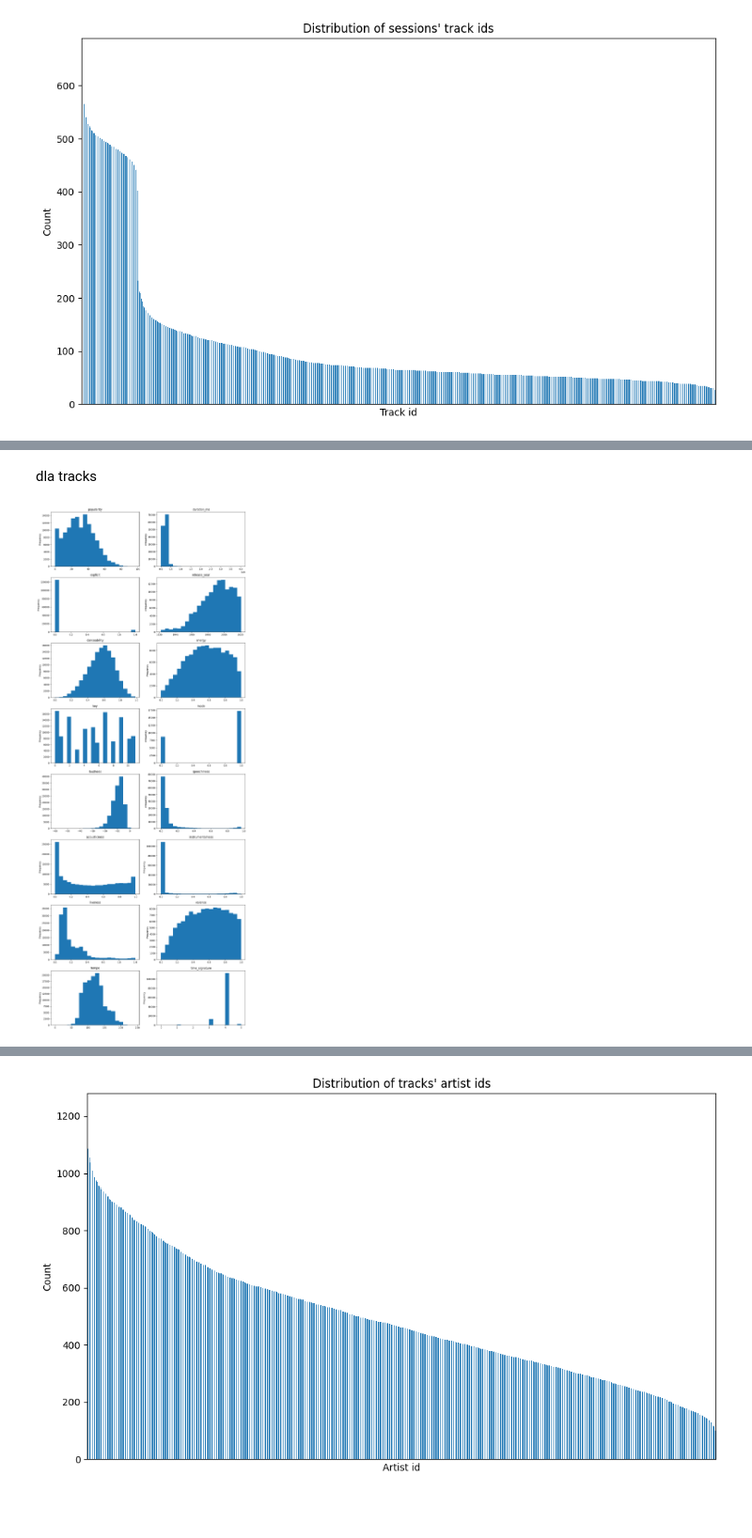
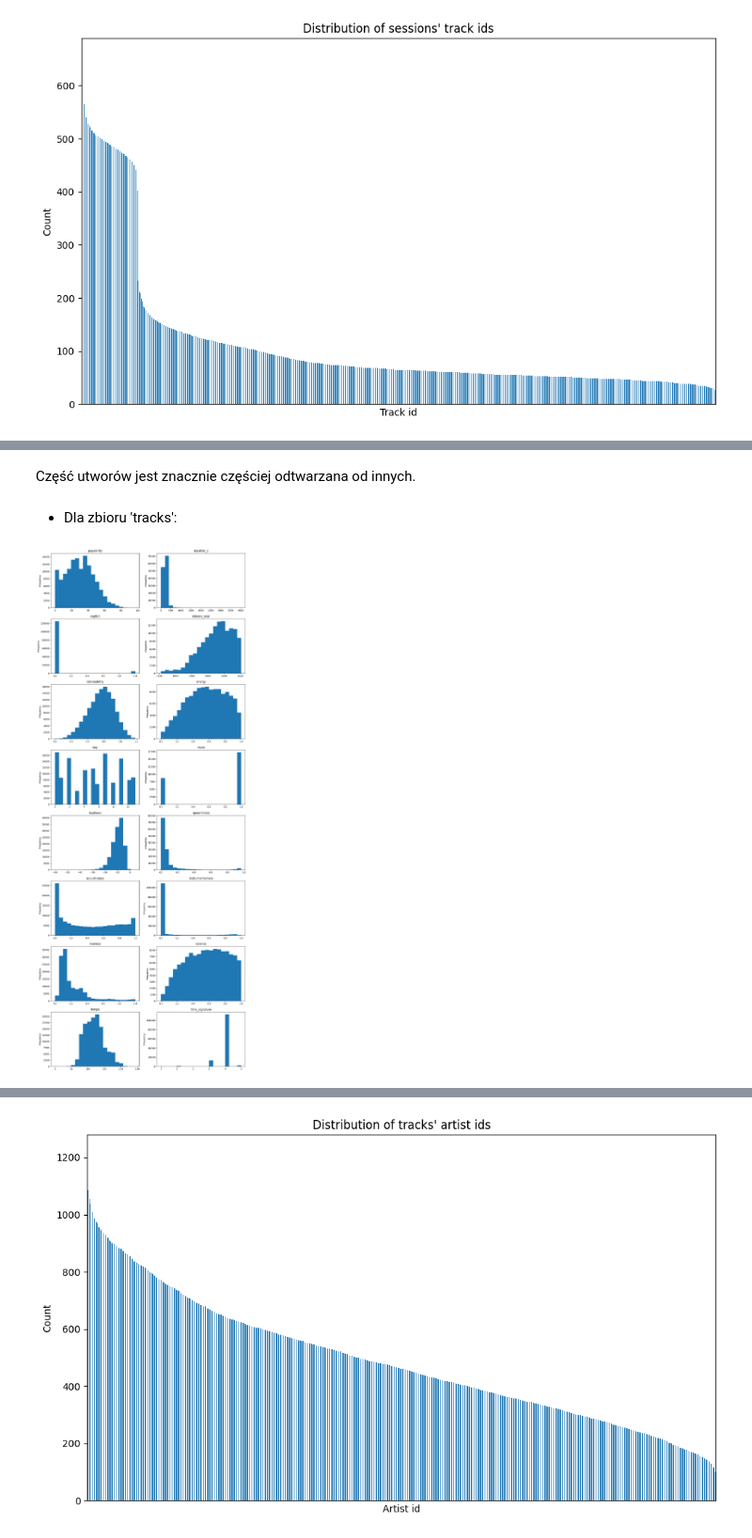
Before and after one commit to sz-aleksandra/premium-candidate-predictor, a Jupyter notebook: IUM.ipynb, the cells around one changed output, grey strips where cells are left out. Shown at 94% size. Cells and saved outputs as stored; diff of their text form; code cells hidden in the pictures; blank space fills up the shorter version.

```diff
--- a/IUM.ipynb
+++ b/IUM.ipynb
@@ -383,33 +408,38 @@ plt.show()
-# %% [markdown]
-dla tracks
+# %% [markdown]
+Część utworów jest znacznie częściej odtwarzana od innych.
+# %% [markdown]
+- Dla zbioru 'tracks':
 # %%
 tracks['release_year'] = tracks['release_date'].str[:4].astype(int)
 #okazało się, że część danych w tej kolumnie to sam rok, a część ma też miesiac i dzień po myślniku
 
+tracks['duration_s'] = tracks['duration_ms'] / 1000
+
 X = tracks[[#'id', 'artist_id', 'name',
-    'popularity', 'duration_ms', 'explicit', #'release_date',
+    'popularity', #'duration_ms',
+    'duration_s', 'explicit', #'release_date',
     'release_year', 'danceability', 'energy', 'key', 'mode',
     'loudness', 'speechiness', 'acousticness', 'instrumentalness',
     'liveness', 'valence', 'tempo', 'time_signature']]
 
 n_attributes = len(X.keys())
 
 n_cols = 2
 n_rows = (n_attributes // n_cols) + (n_attributes % n_cols > 0)
 
 fig, axes = plt.subplots(n_rows, n_cols, figsize=(15, n_rows * 5))
 
 axes = axes.flatten()
 
 for idx, (x, ax) in enumerate(zip(X.keys(), axes)):
     X[x].plot(kind="hist", bins=20, ax=ax)
     ax.set_title(f"{x}")
     # ax.set_xlabel(x)
     ax.set_ylabel('Frequency')
 
 for idx in range(n_attributes, len(axes)):
     axes[idx].axis('off')
 
 plt.show()
 # %% [output]
-[figure, old version]
+[figure, new version]
```
Also changed, not shown: parts of 25 cells of this notebook.
